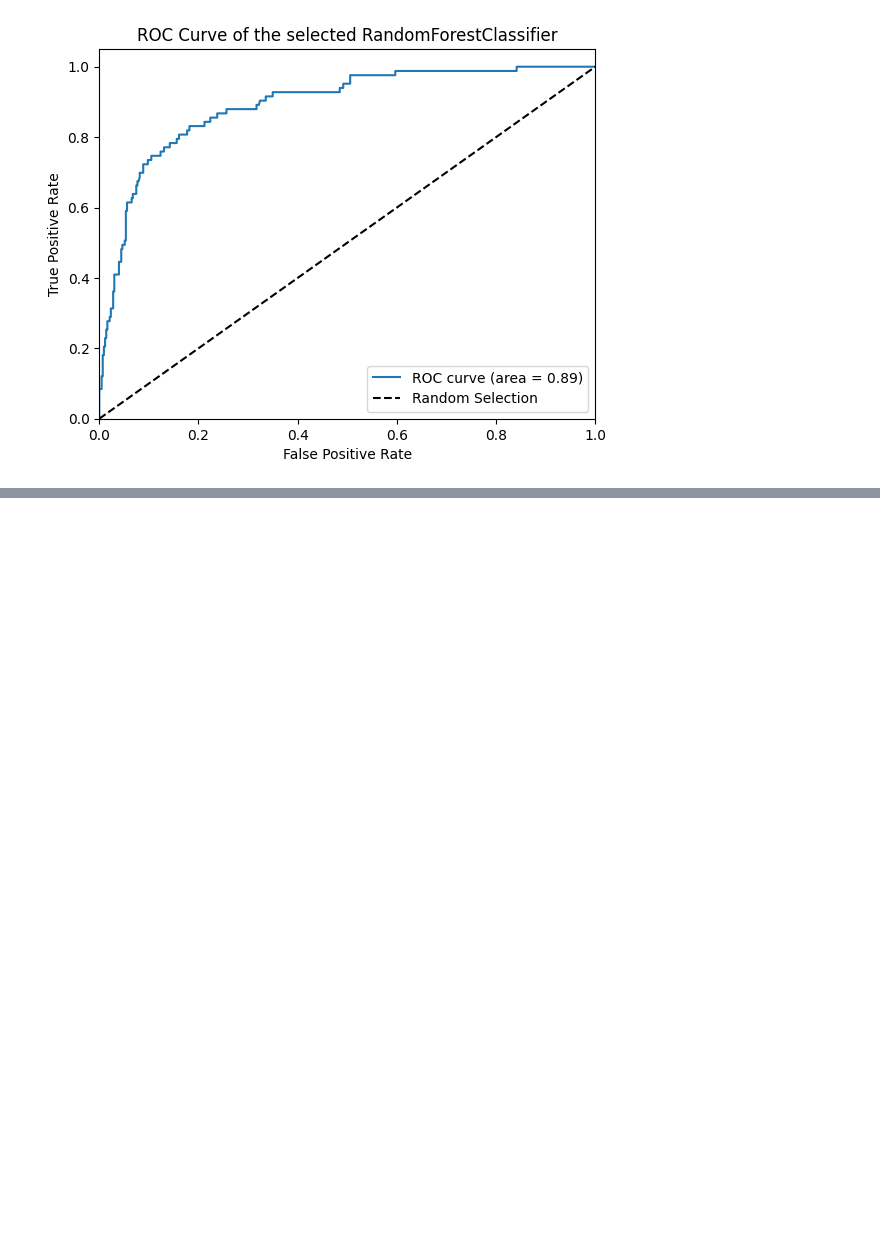
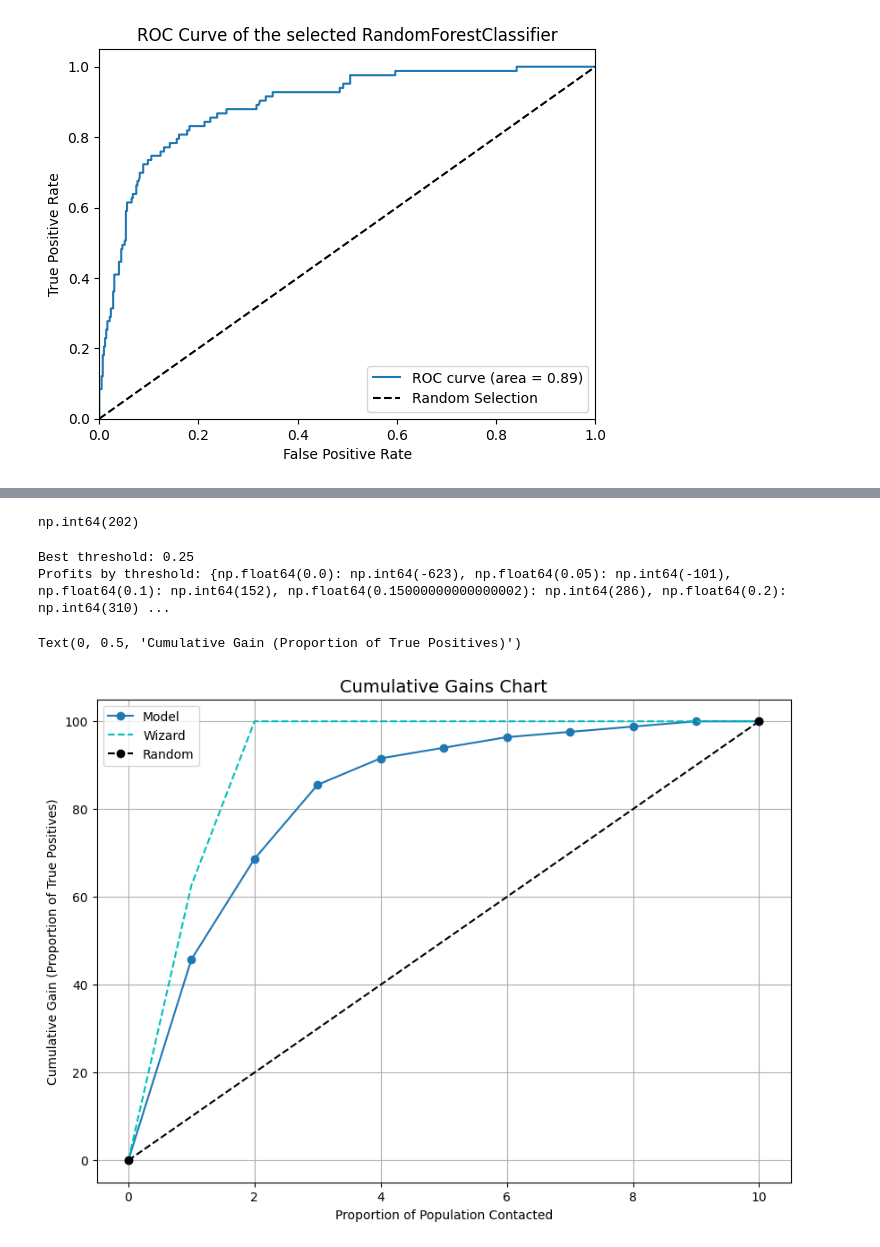
Before and after one commit to szba-ds/iFood-Data-Aanalyst-Case-Using-Classification-Algorithms, a Jupyter notebook: Classifiers.ipynb, the cells around one changed output, grey strips where cells are left out. Saved outputs shown, nothing was run; the diff lists cells and outputs as text; code cells hidden in the pictures; blank space fills up the shorter version.

```diff
--- a/Classifiers.ipynb
+++ b/Classifiers.ipynb
@@ -241,0 +203,15 @@ plt.show()
+# %%
+sm = SMOTE(random_state=42)
+X_train_res, y_train_res = sm.fit_resample(X_train, y_train)
+# %%
+rf2 = RandomForestClassifier(random_state=42)
+param_grid = {
+    'n_estimators': [50, 100, 200],
+    'max_depth': [5, 6, 7, 8, 9],
+    'criterion': ['gini','entropy'],
+    'max_features': ['sqrt','log2'],
+    'bootstrap': [True, False]
+}
+
+grid_search = GridSearchCV(estimator=rf2, param_grid=param_grid, cv=10, scoring= scorer)
+grid_search.fit(X_train_res,y_train_res )
@@ -241,0 +226,7 @@ plt.show()
+# %%
+best_model = grid_search.best_estimator_
+best_model.fit(X_train,y_train)
+y_pred = best_model.predict(X_test)
+profit_scorer(y_test,y_pred)
+# %% [output]
+np.int64(202)
@@ -241,0 +243,16 @@ plt.show()
+# %%
+print(f"Best threshold: {best_threshold}")
+print(f"Profits by threshold: {profits}")
+# %% [output]
+Best threshold: 0.25
+Profits by threshold: {np.float64(0.0): np.int64(-623), np.float64(0.05): np.int64(-101), np.float64(0.1): np.int64(152), np.float64(0.15000000000000002): np.int64(286), np.float64(0.2): np.int64(310) ...
+# %%
+rf_probs =  best_model.predict_proba(X_test)
+# %%
+plt.figure(figsize=(10,7))
+kds.metrics.plot_cumulative_gain(y_test, rf_probs[:,1], title="Cumulative Gains Chart")
+plt.xlabel('Proportion of Population Contacted')
+plt.ylabel('Cumulative Gain (Proportion of True Positives)')
+# %% [output]
+Text(0, 0.5, 'Cumulative Gain (Proportion of True Positives)')
+[figure, added]
```
Also changed, not shown: parts of 8 cells of this notebook.
